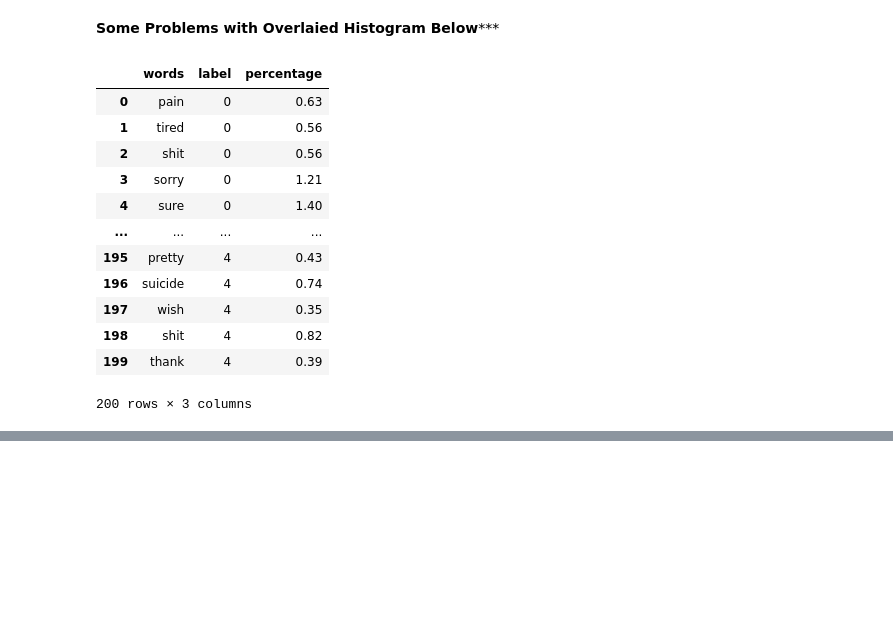
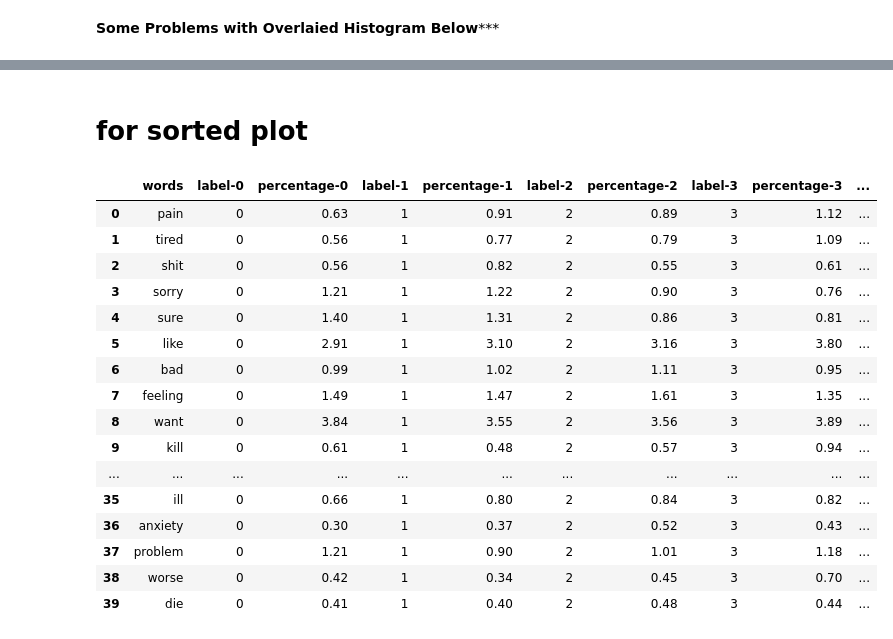
Before and after one commit to Caroline-xu/QWQ, a Jupyter notebook: WordcloudAndWordFreq.ipynb, the cells around one changed output, grey strips where cells are left out. Drawn from its saved outputs; the diff is of its cells as text; code cells hidden in the pictures; blank space fills up the shorter version.

```diff
--- a/WordcloudAndWordFreq.ipynb
+++ b/WordcloudAndWordFreq.ipynb
@@ -158,21 +170,7 @@ final_4 = all_meaningful_list_freq(all_meaningful, label_4, 4)
 data_frames = [final_0, final_1, final_2, final_3, final_4]
 # concatenate all dataframes, thus get 40*5= 200 rows data
 df_merged = pd.concat(data_frames, ignore_index= True)
-df_merged
+df_merged.to_csv("df_merged.csv", index= False)
-# %% [output]
-|  | words | label | percentage |
-| 0 | pain | 0 | 0.63 |
-| 1 | tired | 0 | 0.56 |
-| 2 | shit | 0 | 0.56 |
-| 3 | sorry | 0 | 1.21 |
-| 4 | sure | 0 | 1.40 |
-| ... | ... | ... | ... |
-| 195 | pretty | 4 | 0.43 |
-| 196 | suicide | 4 | 0.74 |
-| 197 | wish | 4 | 0.35 |
-| 198 | shit | 4 | 0.82 |
-| 199 | thank | 4 | 0.39 |
-200 rows × 3 columns
 # %%
 
 import pandas as pd
@@ -204,3 +201,46 @@ fig.update_traces(opacity=0.75)
 fig.show()
 # %% [output]
 [interactive output not drawn]
+# %% [markdown]
+# for sorted plot
+# %%
+# for horizontal merge
+def all_meaningful_list_freq(all_meaningful, label_n, num):
+    somewords = []
+    for w in label_n.split():
+        if w in all_meaningful:
+            somewords.append(w)
+    wordfreq = [somewords.count(i) for i in somewords]
+    d = dict(zip(somewords,wordfreq))
+    df = pd.DataFrame(d.items(),columns=["words", "counts-"+str(num)])
+    df["label-"+str(num)] = num
+    df["percentage-"+str(num)] = round((df["counts-"+str(num)]/len(label_n.split()))*100,2)
+    df = df.drop(columns="counts-"+str(num))
+    return df
+
+final_0 = all_meaningful_list_freq(all_meaningful, label_0, 0)
+final_1 = all_meaningful_list_freq(all_meaningful, label_1, 1)
+final_2 = all_meaningful_list_freq(all_meaningful, label_2, 2)
+final_3 = all_meaningful_list_freq(all_meaningful, label_3, 3)
+final_4 = all_meaningful_list_freq(all_meaningful, label_4, 4)
+data_frames2 = [final_0, final_1, final_2, final_3, final_4]
+df_merged2 = df_merged = reduce(lambda  left,right: pd.merge(left,right,on=['words'],how='outer'), data_frames2).fillna('void')
+df_merged2
+# %% [output]
+|  | words | label-0 | percentage-0 | label-1 | percentage-1 | label-2 | percentage-2 | label-3 | percentage-3 | ... |
+| 0 | pain | 0 | 0.63 | 1 | 0.91 | 2 | 0.89 | 3 | 1.12 | ... |
+| 1 | tired | 0 | 0.56 | 1 | 0.77 | 2 | 0.79 | 3 | 1.09 | ... |
+| 2 | shit | 0 | 0.56 | 1 | 0.82 | 2 | 0.55 | 3 | 0.61 | ... |
+| 3 | sorry | 0 | 1.21 | 1 | 1.22 | 2 | 0.90 | 3 | 0.76 | ... |
+| 4 | sure | 0 | 1.40 | 1 | 1.31 | 2 | 0.86 | 3 | 0.81 | ... |
+| 5 | like | 0 | 2.91 | 1 | 3.10 | 2 | 3.16 | 3 | 3.80 | ... |
+| 6 | bad | 0 | 0.99 | 1 | 1.02 | 2 | 1.11 | 3 | 0.95 | ... |
+| 7 | feeling | 0 | 1.49 | 1 | 1.47 | 2 | 1.61 | 3 | 1.35 | ... |
+| 8 | want | 0 | 3.84 | 1 | 3.55 | 2 | 3.56 | 3 | 3.89 | ... |
+| 9 | kill | 0 | 0.61 | 1 | 0.48 | 2 | 0.57 | 3 | 0.94 | ... |
+| ... | ... | ... | ... | ... | ... | ... | ... | ... | ... | ... |
+| 35 | ill | 0 | 0.66 | 1 | 0.80 | 2 | 0.84 | 3 | 0.82 | ... |
+| 36 | anxiety | 0 | 0.30 | 1 | 0.37 | 2 | 0.52 | 3 | 0.43 | ... |
+| 37 | problem | 0 | 1.21 | 1 | 0.90 | 2 | 1.01 | 3 | 1.18 | ... |
+| 38 | worse | 0 | 0.42 | 1 | 0.34 | 2 | 0.45 | 3 | 0.70 | ... |
+| 39 | die | 0 | 0.41 | 1 | 0.40 | 2 | 0.48 | 3 | 0.44 | ... |
```
Also changed, not shown: parts of 10 cells of this notebook, 2 other files.
